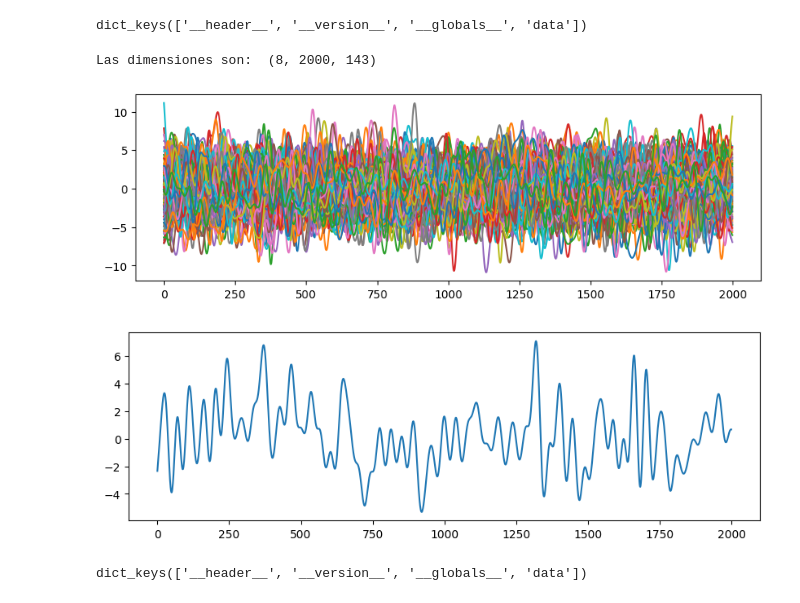
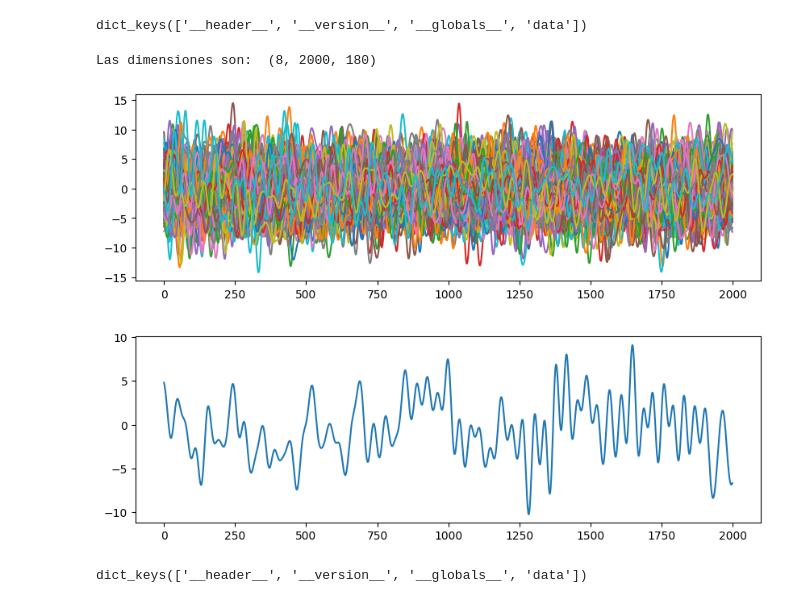
Before and after one commit to dinamus922/Biosenales, a Jupyter notebook: Practica3/Principal/Comparacion_Energia.ipynb, the cells around one changed output. Cells and saved outputs as stored; diff of their text form; code cells hidden in the pictures.

```diff
--- a/Practica3/Principal/Comparacion_Energia.ipynb
+++ b/Practica3/Principal/Comparacion_Energia.ipynb
@@ -75,21 +75,21 @@ dataControl.keys() #Observamos las claves del archivo
 dict_keys(['__header__', '__version__', '__globals__', 'data'])
 # %%
 # Accedemos a 'data' que es quien tiene la información de las señales
-signal = data['data']
+signal = dataControl['data']
 
 #Miramos las dimensiones
 print("Las dimensiones son: ", signal.shape)
 # El orden de las dimensiones es: (canales, muestras, épocas)
 
 signal
 
 # Además visualizamos la señal
 fig=plt.figure(figsize=(10,3))
 plt.plot(signal[0,0:2000])
 plt.show()
 # %% [output]
-Las dimensiones son:  (8, 2000, 143)
+Las dimensiones son:  (8, 2000, 180)
-[figure, old version]
+[figure, new version]
 # %%
 # Debido a que la señal tiene 3 dimensiones se muestra se esa manera, por lo que debemos redimensionar con reshape para que quede en una señal de 2 dimensiones
 # Como tenemos que las dimensiones son: (8, 2000, 180), quedarían como: (8, 2000*180)
@@ -104,7 +104,7 @@ fig.subplots_adjust(hspace=0.4,wspace=0.4)
 plt.plot(signal2d[0,0:2000])
 plt.show()
 # %% [output]
-[figure, old version]
+[figure, new version]
 # %%
 # Accedemos a las llaves del archivo de parkinson
 dataParkinson.keys() #Observamos las claves del archivo
```
Also changed, not shown: parts of 4 cells of this notebook, 1 other file.
